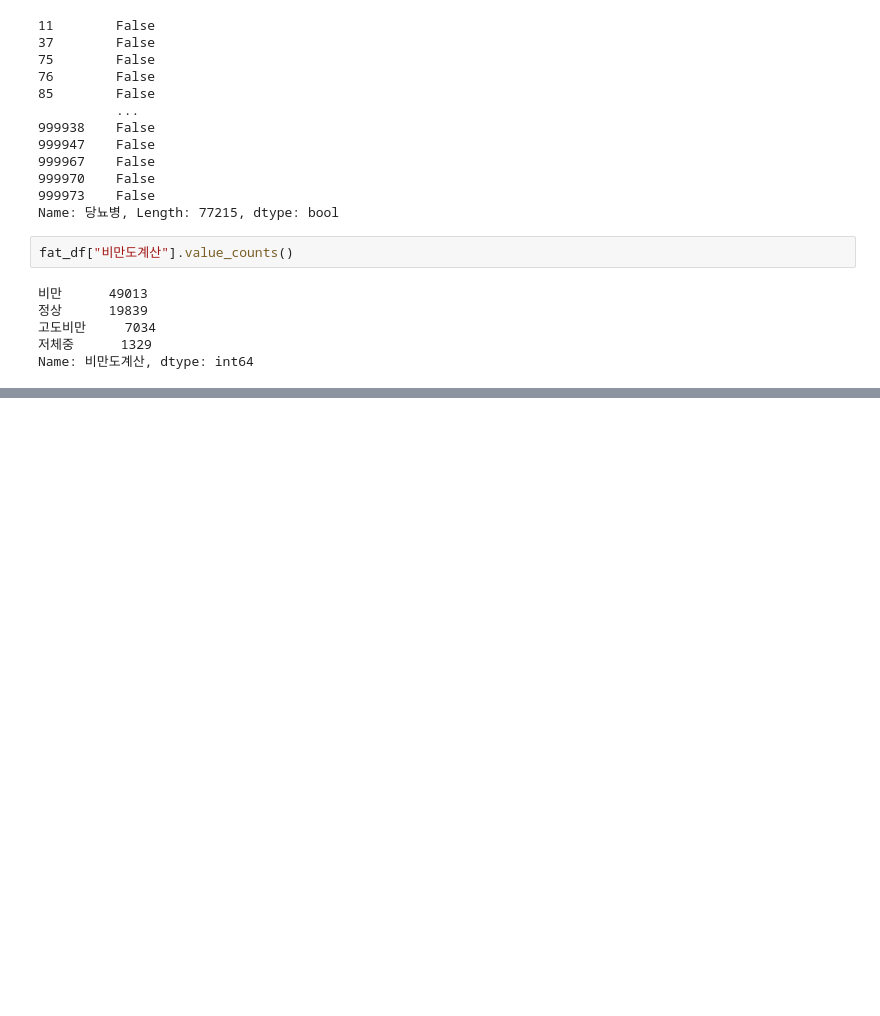
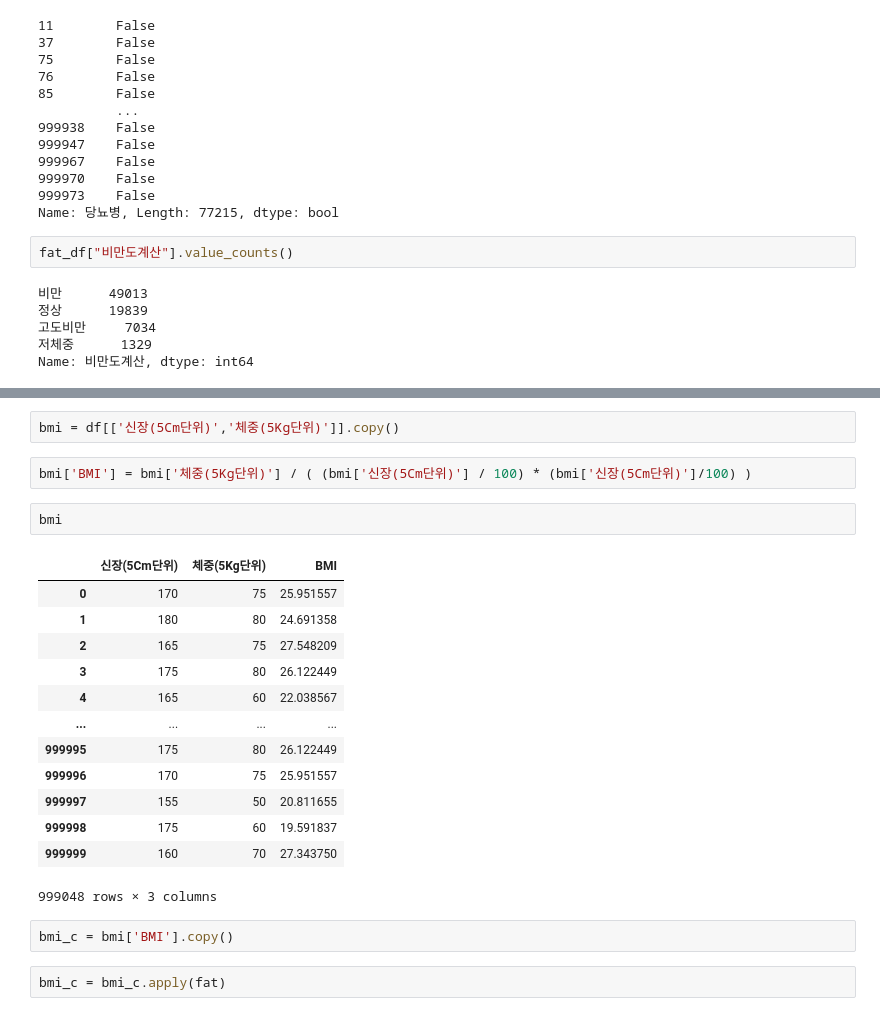
Before and after one commit to kms2698/diabetes-analysys_topgap, a Jupyter notebook: 데이터분석(엄세진).ipynb, the cells around one changed output, grey strips where cells are left out. Cells and saved outputs as stored; diff of their text form; blank space fills up the shorter version.

```diff
--- a/데이터분석(엄세진).ipynb
+++ b/데이터분석(엄세진).ipynb
@@ -632,0 +685,24 @@ Name: 비만도계산, dtype: int64
+# %%
+bmi = df[['신장(5Cm단위)','체중(5Kg단위)']].copy()
+# %%
+bmi['BMI'] = bmi['체중(5Kg단위)'] / ( (bmi['신장(5Cm단위)'] / 100) * (bmi['신장(5Cm단위)']/100) )
+# %%
+bmi
+# %% [output]
+|  | 신장(5Cm단위) | 체중(5Kg단위) | BMI |
+| 0 | 170 | 75 | 25.951557 |
+| 1 | 180 | 80 | 24.691358 |
+| 2 | 165 | 75 | 27.548209 |
+| 3 | 175 | 80 | 26.122449 |
+| 4 | 165 | 60 | 22.038567 |
+| ... | ... | ... | ... |
+| 999995 | 175 | 80 | 26.122449 |
+| 999996 | 170 | 75 | 25.951557 |
+| 999997 | 155 | 50 | 20.811655 |
+| 999998 | 175 | 60 | 19.591837 |
+| 999999 | 160 | 70 | 27.343750 |
+999048 rows × 3 columns
+# %%
+bmi_c = bmi['BMI'].copy()
+# %%
+bmi_c = bmi_c.apply(fat)
```
Also changed, not shown: parts of 11 cells of this notebook.
